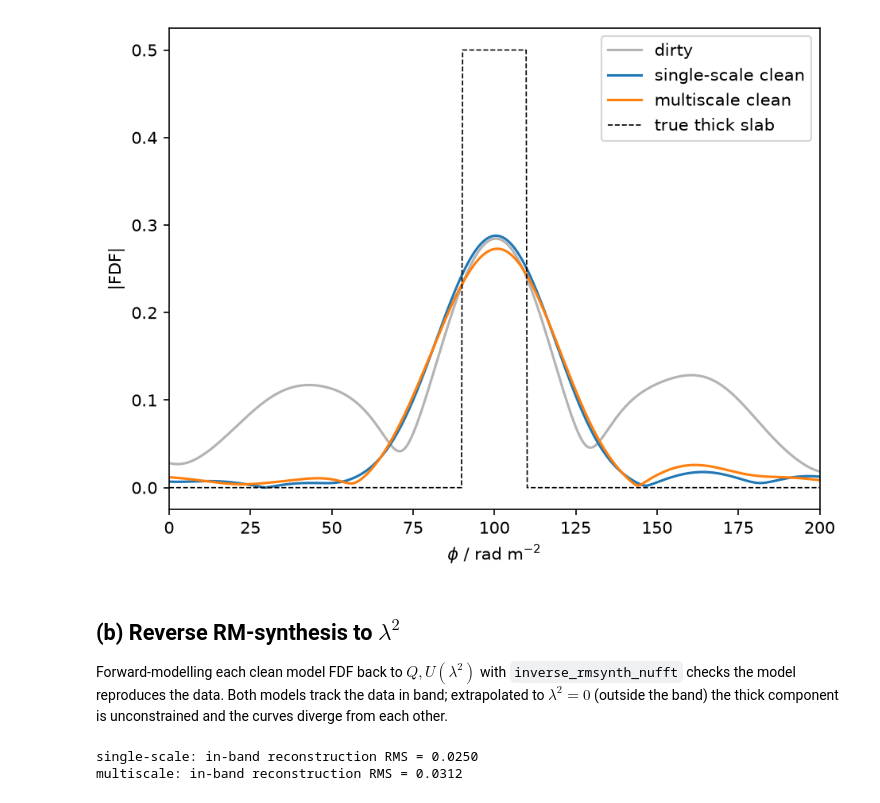
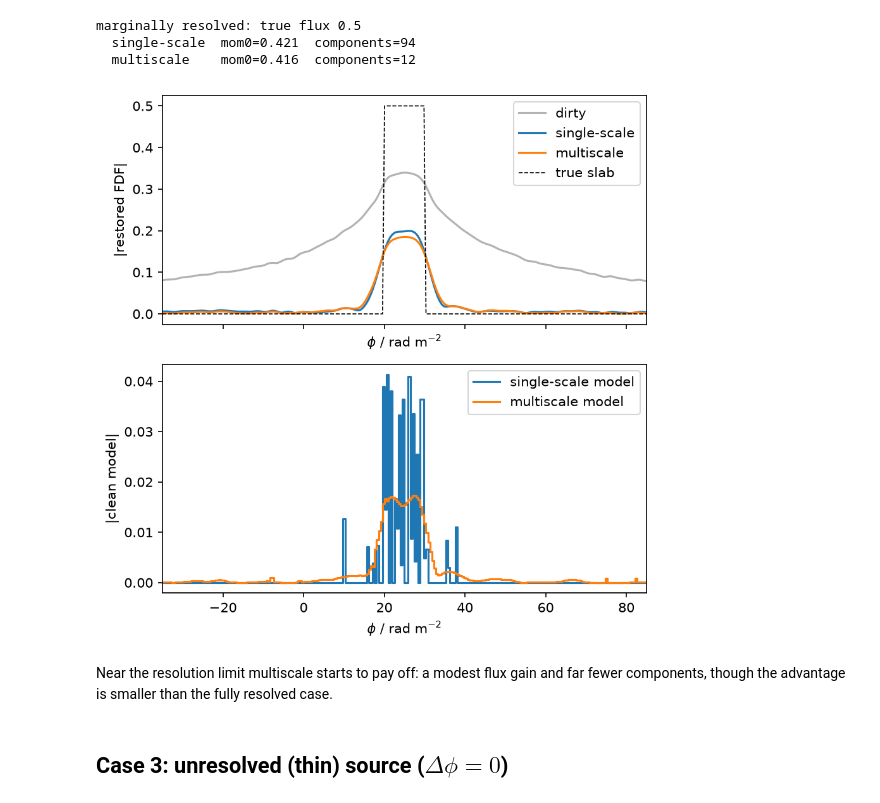
Before and after one commit to AlecThomson/rm-lite, a Jupyter notebook: docs/examples/rmclean_multiscale_1d.ipynb, the cells around one changed output. Drawn from its saved outputs; the diff is of its cells as text; code cells hidden in the pictures.

```diff
--- a/docs/examples/rmclean_multiscale_1d.ipynb
+++ b/docs/examples/rmclean_multiscale_1d.ipynb
@@ -30,5 +35,10 @@ from rm_lite.utils.multiscale import MultiscaleOptions
 from rm_lite.utils.synthesis import freq_to_lambda2, inverse_rmsynth_nufft
 
 plt.rcParams["figure.dpi"] = 150
-rng = np.random.default_rng(42)
+rng = np.random.default_rng(7)
+
+freq_arr_hz = np.linspace(0.3e9, 1.8e9, 500)
+lambda_sq = freq_to_lambda2(freq_arr_hz)
+rms_noise = 0.05
+frac_pol, psi0_deg, rm_radm2 = 0.5, 10.0, 25.0
 # %% [markdown]
@@ -181,0 +219,3 @@ top-hat.
+# %%
+model2, pol2 = simulate(10.0)
+plot_input(model2, pol2)
@@ -182,41 +224,16 @@ top-hat.
 # %%
-single_fdf = single.fdf_arrs["fdf_clean_complex_arr"].to_numpy().astype(complex)
-multi_fdf = multi.fdf_arrs["fdf_clean_complex_arr"].to_numpy().astype(complex)
-
-half = thick["delta_rm_radm2"] / 2
-tophat = np.where(np.abs(phi - thick["rm_radm2"]) <= half, thick["frac_pol"], 0.0)
-
-fig, ax = plt.subplots()
-ax.plot(phi, np.abs(dirty_fdf), color="0.7", label="dirty")
-ax.plot(phi, np.abs(single_fdf), label="single-scale clean")
-ax.plot(phi, np.abs(multi_fdf), label="multiscale clean")
-ax.plot(phi, tophat, ls="--", color="k", lw=0.8, label="true thick slab")
-ax.set(xlabel=r"$\phi$ / rad m$^{-2}$", ylabel="|FDF|", xlim=(0, 200))
-ax.legend()
-fig.tight_layout()
+synth2, single2, multi2 = clean_data(pol2)
+summarise("marginally resolved", single2, multi2)
+plot_fdf(synth2, single2, multi2, 10.0)
 # %% [output]
+marginally resolved: true flux 0.5
+  single-scale  mom0=0.421  components=94
+  multiscale    mom0=0.416  components=12
-[figure, old version]
+[figure, new version]
 # %% [markdown]
-## (b) Reverse RM-synthesis to $\lambda^2$
-
-Forward-modelling each clean model FDF back to $Q,U(\lambda^2)$ with
-`inverse_rmsynth_nufft` checks the model reproduces the data. Both models
-track the data in band; extrapolated to $\lambda^2 = 0$ (outside the band)
-the thick component is unconstrained and the curves diverge from each other.
+Near the resolution limit multiscale starts to pay off: a modest flux gain and
+far fewer components, though the advantage is smaller than the fully resolved
+case.
-# %%
-lambda_sq_ext = np.linspace(0.0, lambda_sq.max() * 1.05, 600)
-model_ext = burn_slab(lambda_sq_ext, **thick)
-in_band = (lambda_sq_ext >= lambda_sq.min()) & (lambda_sq_ext <= lambda_sq.max())
-
-recon = {}
-for label, res in (("single-scale", single), ("multiscale", multi)):
-    fdf_model = res.fdf_arrs["fdf_model_complex_arr"].to_numpy().astype(complex)
-    recon[label] = inverse_rmsynth_nufft(fdf_model, lambda_sq_ext, phi, lam_sq_0)
-    band_rms = float(
-        np.sqrt(np.mean(np.abs(recon[label][in_band] - model_ext[in_band]) ** 2))
-    )
-    print(f"{label}: in-band reconstruction RMS = {band_rms:.4f}")
-# %% [output]
-single-scale: in-band reconstruction RMS = 0.0250
-multiscale: in-band reconstruction RMS = 0.0312
+# %% [markdown]
+## Case 3: unresolved (thin) source ($\Delta\phi = 0$)
 # %%
```
Also changed, not shown: parts of 22 cells of this notebook, 2 other files.
